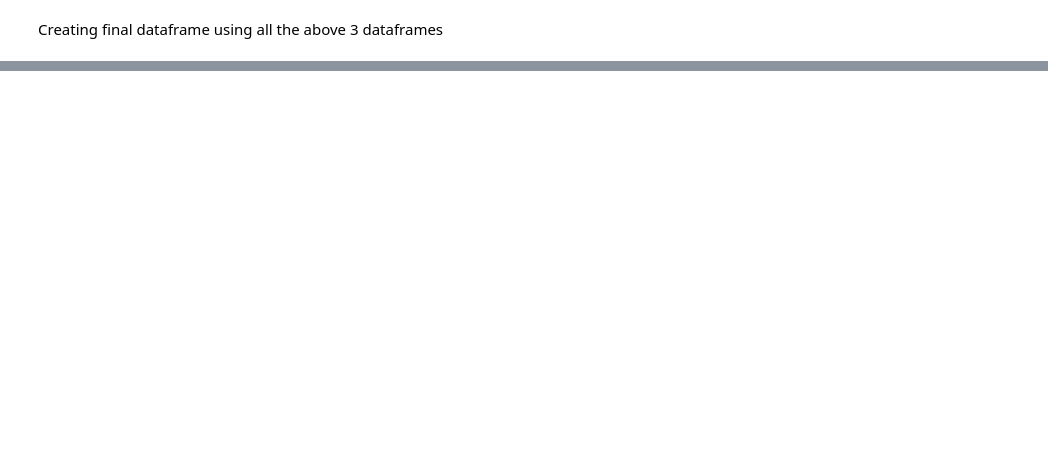
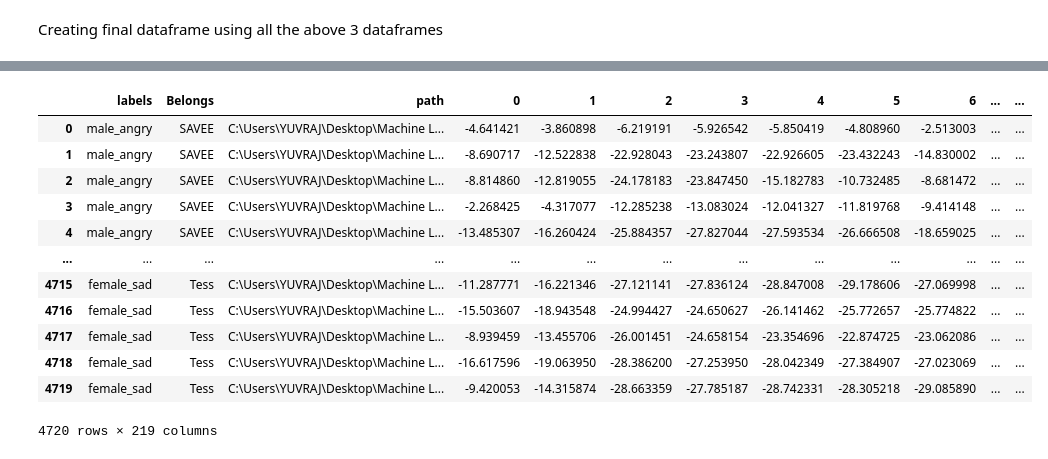
Before and after one commit to SinghYuvraj01/Speech-emotion-Recoginition, a Jupyter notebook: Project_Code.ipynb, the cells around one changed output, grey strips where cells are left out. Saved outputs shown, nothing was run; the diff lists cells and outputs as text; code cells hidden in the pictures; blank space fills up the shorter version.

```diff
--- a/Project_Code.ipynb
+++ b/Project_Code.ipynb
@@ -299,0 +344,26 @@ data.sample(10)
+# %%
+# Now lets extract this feature for entire dataset and then concatinate this feature column into our dataframe
+dataframe = pd.DataFrame(columns=['feature'])
+
+# loop for the feature extraction from the entire dataset
+counter=0
+for index,path in enumerate(audio_data.path):
+    X, sample_rate = librosa.load(path
+                                  , res_type='kaiser_fast'
+                                  ,duration=2.5
+                                  ,sr=44100
+                                  ,offset=0.5
+                                 )
+    sample_rate = np.array(sample_rate)
+
+    # mean as the feature. Could do min and max etc as well.
+    mfccs = np.mean(librosa.feature.mfcc(y=X,
+                                        sr=sample_rate,
+                                        n_mfcc=13),
+                    axis=0)
+    dataframe.loc[counter] = [mfccs]
+    counter=counter+1
+
+# Check a few records to make sure its processed successfully
+print(len(dataframe))
+dataframe.head()
@@ -299,0 +378,21 @@ data.sample(10)
+# %%
+# First we will create a dataframe for feature column values
+
+# Now we will concatinate the feature dataframe with audio_data dataframe
+audio_data.reset_index(inplace=True, drop=True)
+audio_data = pd.concat([audio_data,pd.DataFrame(dataframe['feature'].values.tolist())],axis=1)
+audio_data
+# %% [output]
+|  | labels | Belongs | path | 0 | 1 | 2 | 3 | 4 | 5 | 6 | ... | ... |
+| 0 | male_angry | SAVEE | C:\Users\YUVRAJ\Desktop\Machine L... | -4.641421 | -3.860898 | -6.219191 | -5.926542 | -5.850419 | -4.808960 | -2.513003 | ... | ... |
+| 1 | male_angry | SAVEE | C:\Users\YUVRAJ\Desktop\Machine L... | -8.690717 | -12.522838 | -22.928043 | -23.243807 | -22.926605 | -23.432243 | -14.830002 | ... | ... |
+| 2 | male_angry | SAVEE | C:\Users\YUVRAJ\Desktop\Machine L... | -8.814860 | -12.819055 | -24.178183 | -23.847450 | -15.182783 | -10.732485 | -8.681472 | ... | ... |
+| 3 | male_angry | SAVEE | C:\Users\YUVRAJ\Desktop\Machine L... | -2.268425 | -4.317077 | -12.285238 | -13.083024 | -12.041327 | -11.819768 | -9.414148 | ... | ... |
+| 4 | male_angry | SAVEE | C:\Users\YUVRAJ\Desktop\Machine L... | -13.485307 | -16.260424 | -25.884357 | -27.827044 | -27.593534 | -26.666508 | -18.659025 | ... | ... |
+| ... | ... | ... | ... | ... | ... | ... | ... | ... | ... | ... | ... | ... |
+| 4715 | female_sad | Tess | C:\Users\YUVRAJ\Desktop\Machine L... | -11.287771 | -16.221346 | -27.121141 | -27.836124 | -28.847008 | -29.178606 | -27.069998 | ... | ... |
+| 4716 | female_sad | Tess | C:\Users\YUVRAJ\Desktop\Machine L... | -15.503607 | -18.943548 | -24.994427 | -24.650627 | -26.141462 | -25.772657 | -25.774822 | ... | ... |
+| 4717 | female_sad | Tess | C:\Users\YUVRAJ\Desktop\Machine L... | -8.939459 | -13.455706 | -26.001451 | -24.658154 | -23.354696 | -22.874725 | -23.062086 | ... | ... |
+| 4718 | female_sad | Tess | C:\Users\YUVRAJ\Desktop\Machine L... | -16.617596 | -19.063950 | -28.386200 | -27.253950 | -28.042349 | -27.384907 | -27.023069 | ... | ... |
+| 4719 | female_sad | Tess | C:\Users\YUVRAJ\Desktop\Machine L... | -9.420053 | -14.315874 | -28.663359 | -27.785187 | -28.742331 | -28.305218 | -29.085890 | ... | ... |
+4720 rows × 219 columns
```
Also changed, not shown: parts of 13 cells of this notebook.
